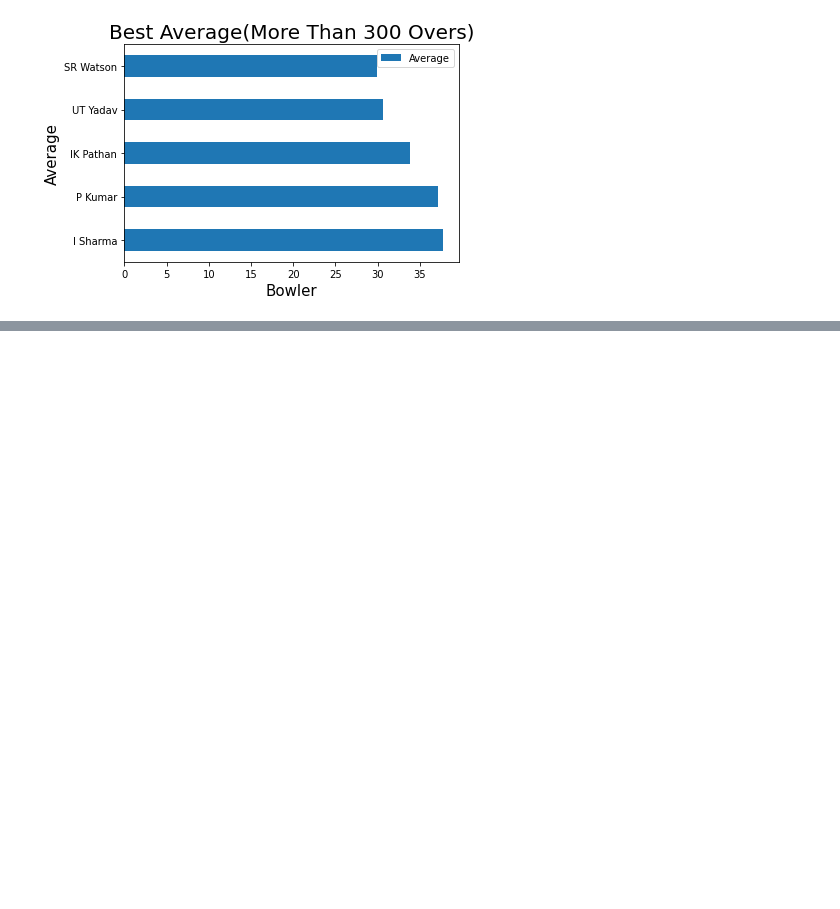
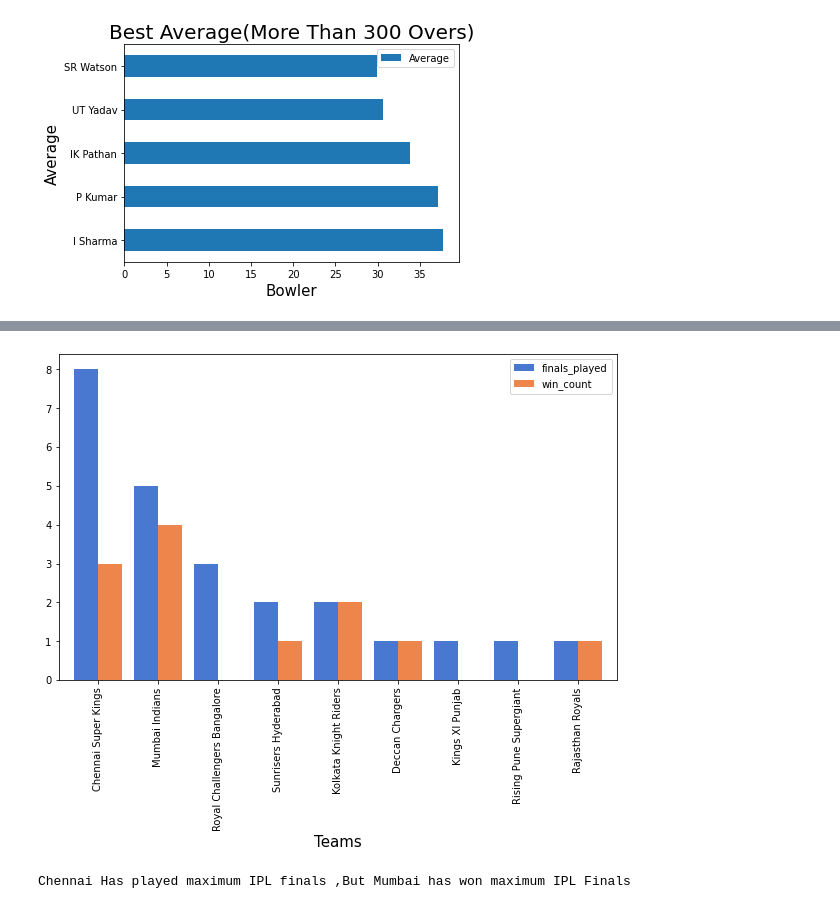
Before and after one commit to Jalpeshv/IPL-Analysis, a Jupyter notebook: IPL_Exploratory_Data_Analysis.ipynb, the cells around one changed output, grey strips where cells are left out. Drawn from its saved outputs; the diff is of its cells as text; code cells hidden in the pictures; blank space fills up the shorter version.

```diff
--- a/IPL_Exploratory_Data_Analysis.ipynb
+++ b/IPL_Exploratory_Data_Analysis.ipynb
@@ -890,0 +905,20 @@ plt.show()
+# %%
+finals=ipl.drop_duplicates(subset=['Season'],keep='last')
+finals=finals[['id','Season','city','team1','team2','toss_winner','toss_decision','winner']]
+most_finals=pd.concat([finals['team1'],finals['team2']]).value_counts().reset_index()
+most_finals.rename({'index':'team',0:'count'},axis=1,inplace=True)
+xyz=finals['winner'].value_counts().reset_index()
+most_finals=most_finals.merge(xyz,left_on='team',right_on='index',how='outer')
+most_finals=most_finals.replace(np.NaN,0)
+most_finals.drop('index',axis=1,inplace=True)
+most_finals.set_index('team',inplace=True)
+most_finals.rename({'count':'finals_played','winner':'win_count'},inplace=True,axis=1)
+# %%
+most_finals.plot.bar(width=0.8,color=sns.color_palette("muted", 10))
+plt.xlabel('Teams',size=15)
+plt.gcf().set_size_inches(10,6)
+plt.show()
+print("Chennai Has played maximum IPL finals ,But Mumbai has won maximum IPL Finals")
+# %% [output]
+[figure, added]
+Chennai Has played maximum IPL finals ,But Mumbai has won maximum IPL Finals
```
Also changed, not shown: parts of 7 cells of this notebook.
